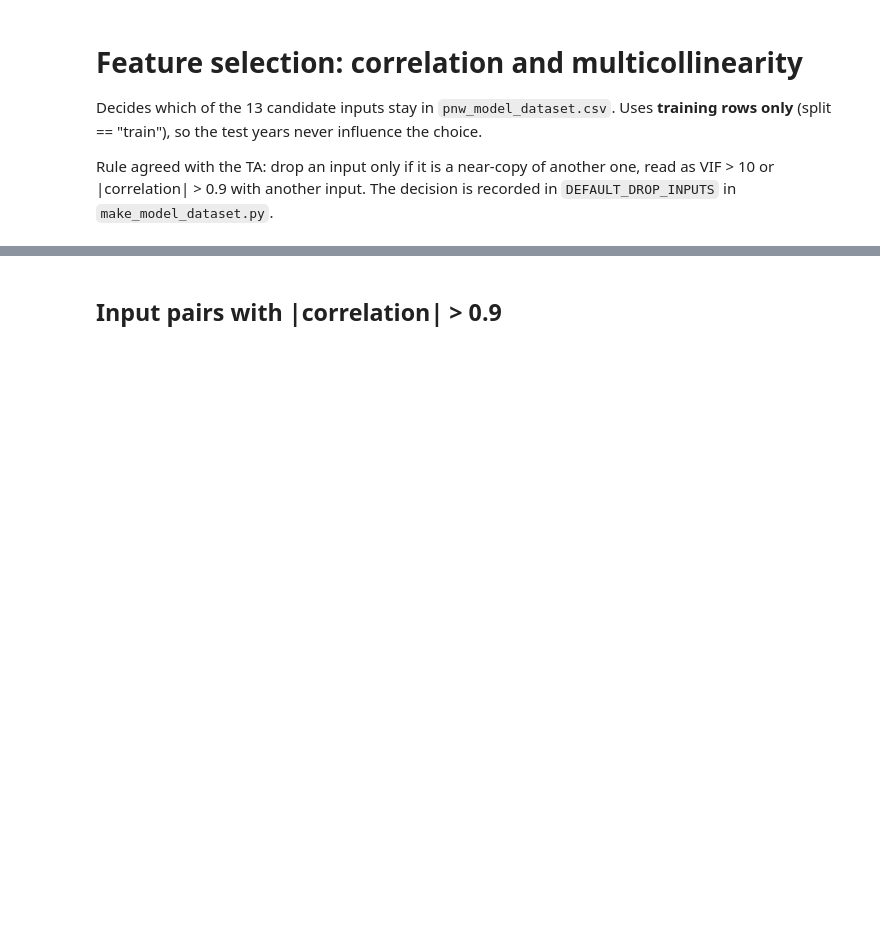
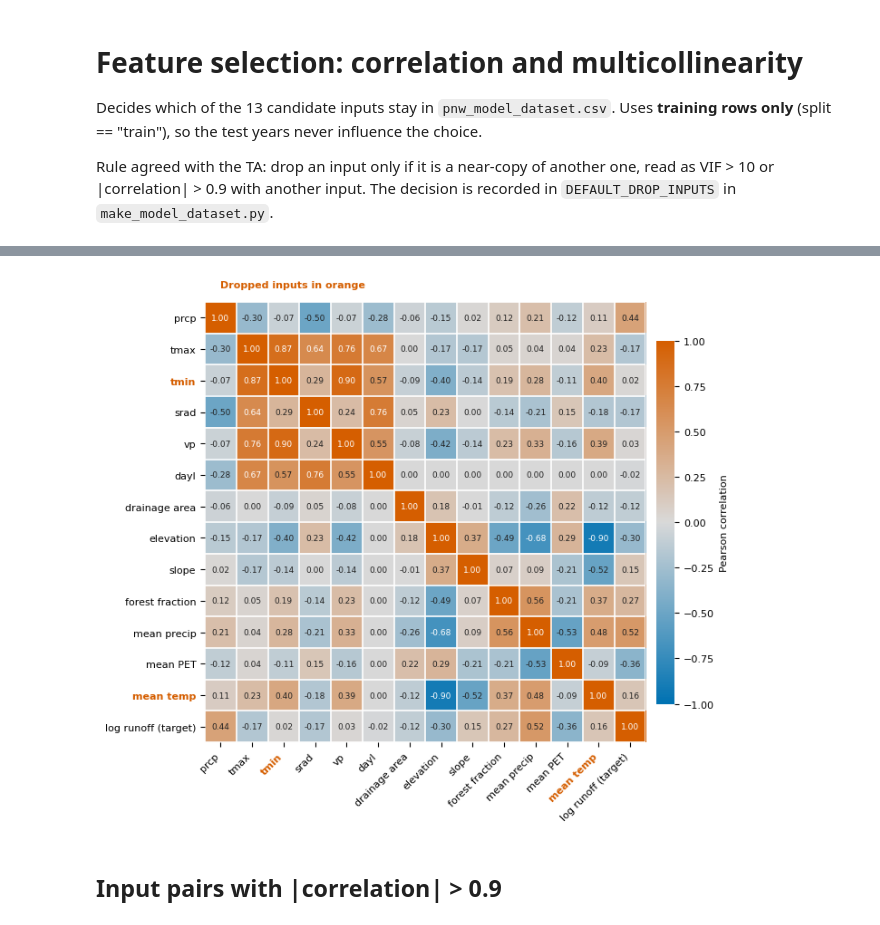
Before and after one commit to Dartmouth-ML-Team-3/streamflow-prediction, a Jupyter notebook: datacleaning-pipeline/feature_selection.ipynb, the cells around one changed output, grey strips where cells are left out. Saved outputs shown, nothing was run; the diff lists cells and outputs as text; code cells hidden in the pictures; blank space fills up the shorter version.

Commit message:
Feature selection notebook: load all 13 candidates from the stage-1 table, save the correlation heatmap (Figure 3) and add the study-area map (Figure 2) to figures/

```diff
--- a/datacleaning-pipeline/feature_selection.ipynb
+++ b/datacleaning-pipeline/feature_selection.ipynb
@@ -41,0 +22,12 @@ plt.show()
+# %%
+from make_model_dataset import WEATHER_RENAME
+
+model = pd.read_csv("pnw_model_dataset.csv.gz", dtype={"gauge_id": str}, parse_dates=["date"])
+kept_rows = model.loc[model["split"] == "train", ["gauge_id", "date"]]
+
+raw = pd.read_csv("pnw_dataset.csv", dtype={"gauge_id": str}, parse_dates=["date"]).rename(columns=WEATHER_RENAME)
+raw["log_runoff"] = np.log1p(raw["runoff_mm_day"])
+
+train = raw.merge(kept_rows, on=["gauge_id", "date"], how="inner")
+print(f"{len(train):,} training rows, {train['gauge_id'].nunique()} basins")
+print(f"{train['date'].min().date()} to {train['date'].max().date()}")
@@ -42,3 +41,43 @@ plt.show()
+# %%
+from matplotlib.colors import LinearSegmentedColormap
+
+cols = INPUT_COLS + ["log_runoff"]
+corr = train[cols].corr()
+
+labels = {"prcp": "prcp", "tmax": "tmax", "tmin": "tmin", "srad": "srad", "vp": "vp", "dayl": "dayl",
+          "drainage_area_km2": "drainage area", "elevation_m": "elevation", "slope_m_per_km": "slope",
+          "frac_forest": "forest fraction", "mean_precip_mm_day": "mean precip", "mean_pet_mm_day": "mean PET",
+          "mean_temp_c": "mean temp", "log_runoff": "log runoff (target)"}
+dropped = {"tmin", "mean_temp_c"}   # the decision at the end of this notebook
+cmap = LinearSegmentedColormap.from_list("blue_grey_orange", ["#0072B2", "#D9D9D9", "#D55E00"])
+
+plt.rcParams.update({"font.family": "DejaVu Sans", "font.size": 8})
+fig, ax = plt.subplots(figsize=(7.2, 6.4))
+n = len(cols)
+im = ax.imshow(corr.values, cmap=cmap, vmin=-1, vmax=1)
+for i in range(n):
+    for j in range(n):
+        v = corr.values[i, j]
+        ax.text(j, i, f"{(0.0 if abs(v) < 0.005 else v):.2f}", ha="center", va="center",
+                fontsize=6.5, color="white" if abs(v) > 0.6 else "#222222")
+names = [labels[c] for c in cols]
+ax.set_xticks(range(n)); ax.set_yticks(range(n))
+ax.set_xticklabels(names, rotation=45, ha="right"); ax.set_yticklabels(names)
+for lab, c in list(zip(ax.get_xticklabels(), cols)) + list(zip(ax.get_yticklabels(), cols)):
+    if c in dropped:
+        lab.set_color("#D55E00"); lab.set_fontweight("bold")
+ax.set_xticks(np.arange(-0.5, n, 1), minor=True); ax.set_yticks(np.arange(-0.5, n, 1), minor=True)
+ax.grid(which="minor", color="white", linewidth=1.2); ax.tick_params(which="minor", length=0)
+for s in ax.spines.values():
+    s.set_visible(False)
+cb = fig.colorbar(im, ax=ax, shrink=0.75, pad=0.02); cb.set_label("Pearson correlation"); cb.outline.set_visible(False)
+ax.text(0, -0.9, "Dropped inputs in orange", color="#D55E00", fontsize=8, fontweight="bold", ha="left", va="bottom")
+fig.tight_layout()
+for ext in ("png", "pdf"):
+    fig.savefig(f"../figures/fig3_correlation.{ext}", dpi=300, bbox_inches="tight")
+plt.show()
+# %% [output]
+[figure, added]
 # %% [markdown]
 ## Input pairs with |correlation| > 0.9
 # %%
```
Also changed, not shown: parts of 9 cells of this notebook, 6 other files.
